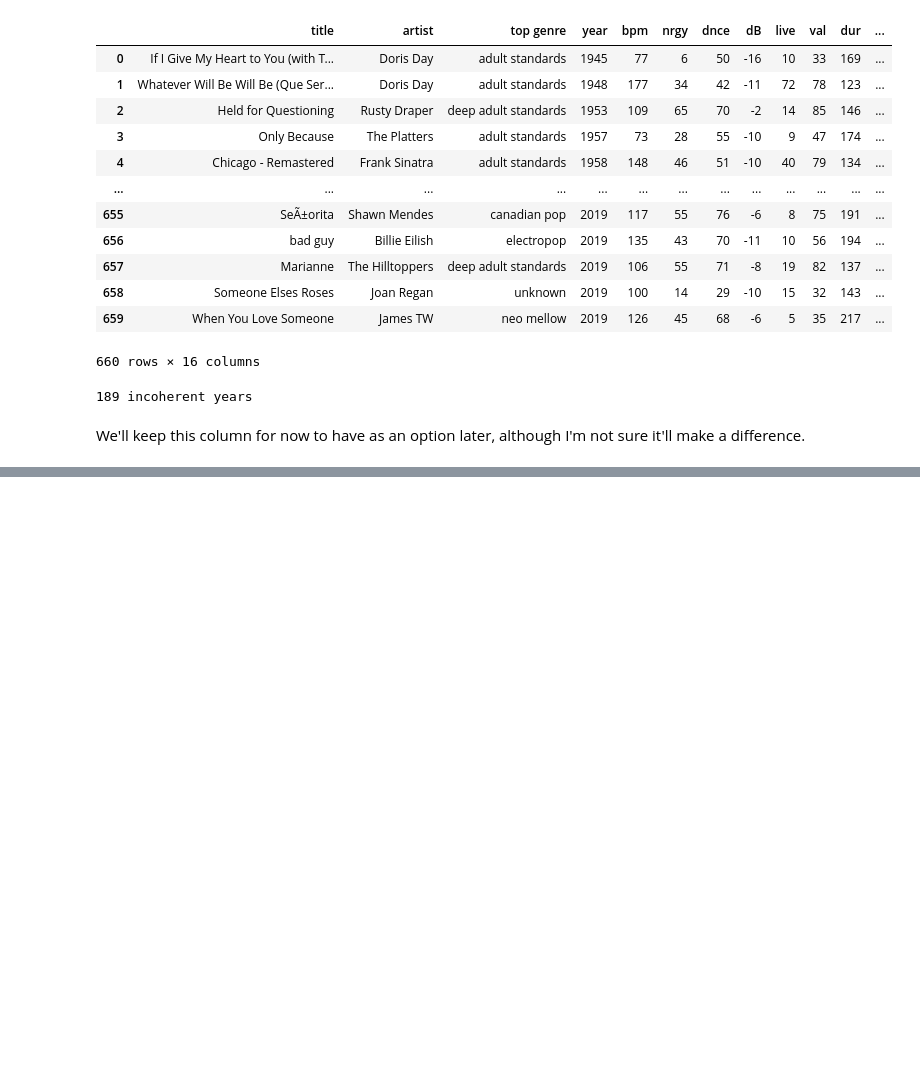
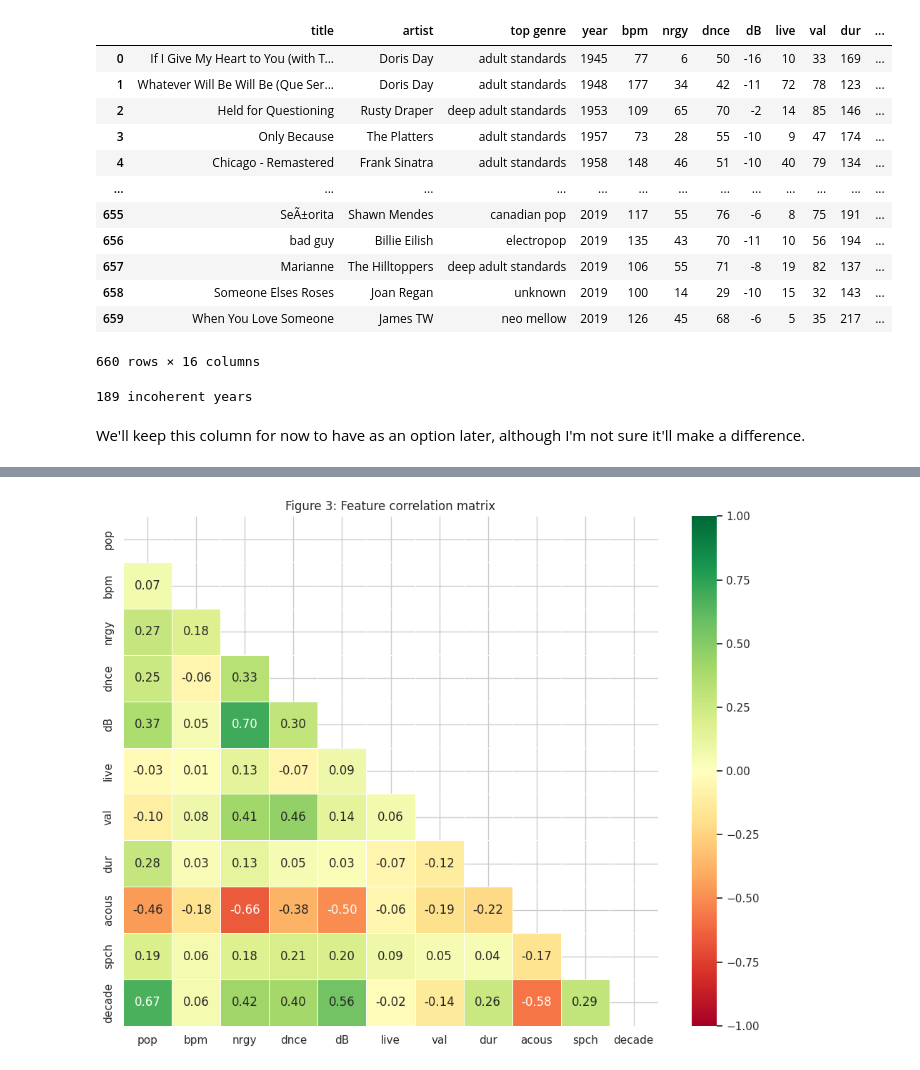
Before and after one commit to r-leeper/scu_spotify_past_decades, a Jupyter notebook: Spotify_past_decades.ipynb, the cells around one changed output, grey strips where cells are left out. Drawn from its saved outputs; the diff is of its cells as text; code cells hidden in the pictures; blank space fills up the shorter version.

```diff
--- a/Spotify_past_decades.ipynb
+++ b/Spotify_past_decades.ipynb
@@ -257,0 +333,25 @@ We'll keep this column for now to have as an option later, although I'm not sure
+# %%
+### Correlation heatmap
+
+numeric_cols = ["pop", "bpm", "nrgy", "dnce", "dB", "live",
+                "val", "dur", "acous", "spch", "decade"]
+
+corr_matrix = combined_df[numeric_cols].corr()
+
+fig, ax = plt.subplots(figsize=(10, 8))
+mask = np.triu(np.ones_like(corr_matrix, dtype=bool))  # hide upper triangle
+
+sns.heatmap(
+    corr_matrix,
+    mask=mask,
+    annot=True, fmt=".2f",
+    cmap="RdYlGn", center=0,
+    vmin=-1, vmax=1,
+    linewidths=0.5,
+    ax=ax
+)
+ax.set_title("Figure 3: Feature correlation matrix")
+plt.tight_layout()
+plt.show()
+# %% [output]
+[figure, added]
```
Also changed, not shown: parts of 10 cells of this notebook.
